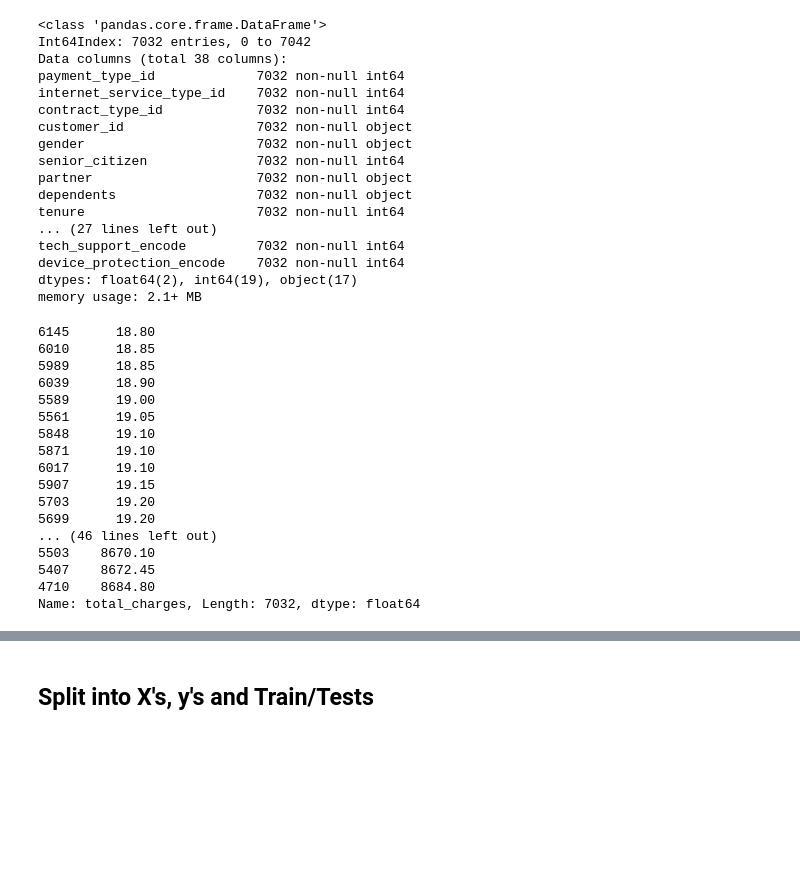
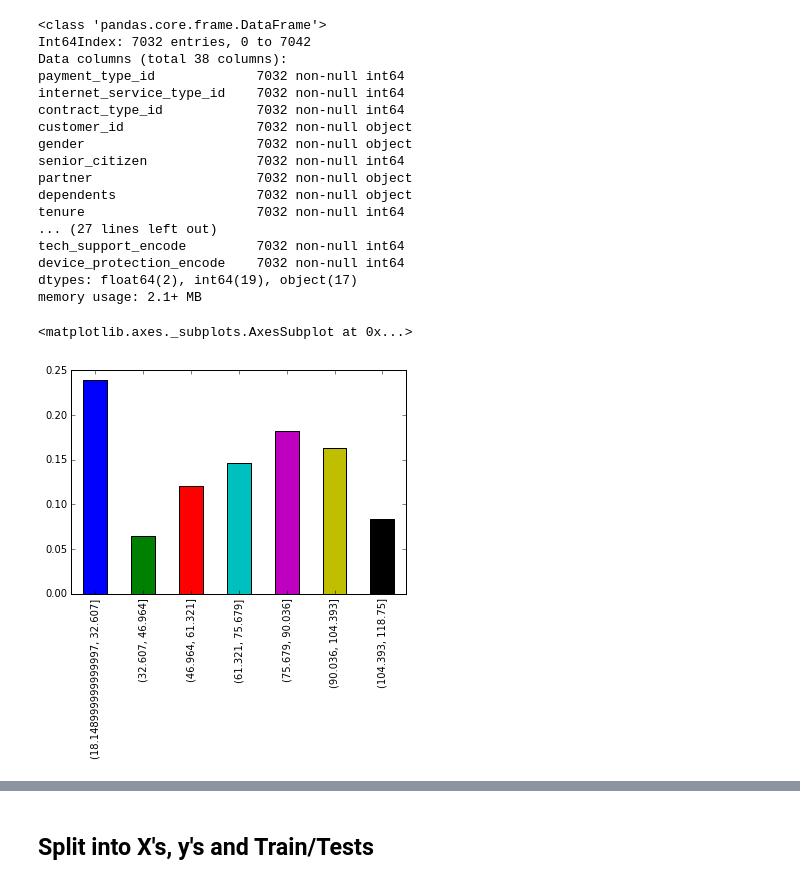
Before and after one commit to telco-norrick-chad/classification_proj_telco, a Jupyter notebook: chad_second.ipynb, the cells around one changed output, grey strips where cells are left out. Drawn from its saved outputs; the diff is of its cells as text; code cells hidden in the pictures; blank space fills up the shorter version.

```diff
--- a/chad_second.ipynb
+++ b/chad_second.ipynb
@@ -97,23 +120,17 @@ tech_support_encode         7032 non-null int64
 device_protection_encode    7032 non-null int64
 dtypes: float64(2), int64(19), object(17)
 memory usage: 2.1+ MB
-# %%
-df.total_charges.sort_values()
-# %% [output]
-6145      18.80
-6010      18.85
-5989      18.85
-6039      18.90
-5589      19.00
-5561      19.05
-5848      19.10
-5871      19.10
-6017      19.10
-5907      19.15
-5703      19.20
-5699      19.20
-... (46 lines left out)
-5503    8670.10
-5407    8672.45
-4710    8684.80
-Name: total_charges, Length: 7032, dtype: float64
+# %%
+df_just_nums = df[['customer_id', 'payment_type_id', 'internet_service_type_id', 'contract_type_id',
+       'senior_citizen', 'tenure', 'monthly_charges',
+       'total_charges', 'tenure_yearly', 'churn_encode', 'phone_id',
+       'movies_encode', 'tv_encode', 'streaming_services',
+       'online_security_encode', 'online_backup_encode',
+       'online_security_backup', 'household_type_id', 'gender_encode',
+       'paperless_billing_encode', 'tech_support_encode',
+       'device_protection_encode']]
+# %%
+df_just_nums.monthly_charges.value_counts(normalize=True, sort=False, bins=7).plot.bar()
+# %% [output]
+<matplotlib.axes._subplots.AxesSubplot at 0x...>
+[figure, added]
```
Also changed, not shown: parts of 30 cells of this notebook, 1 other file.
